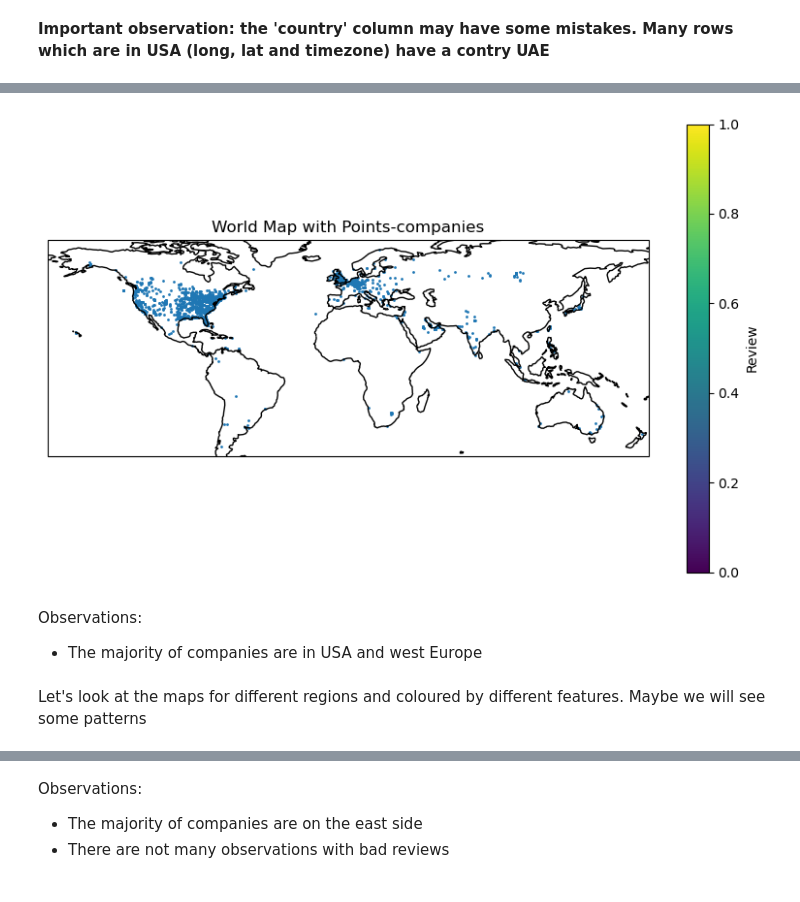
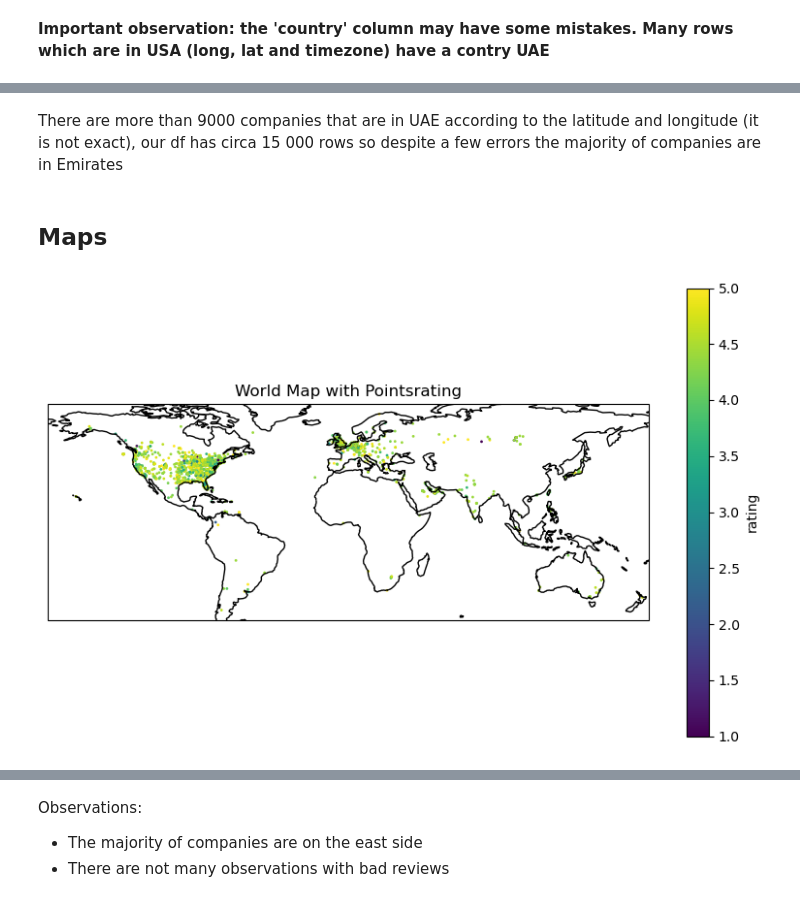
Before and after one commit to katarzynarogalska/LocationIntelligence-clustering, a Jupyter notebook: Location_Clustering_EDA.ipynb, the cells around one changed output, grey strips where cells are left out. Cells and saved outputs as stored; diff of their text form; code cells hidden in the pictures.

```diff
--- a/Location_Clustering_EDA.ipynb
+++ b/Location_Clustering_EDA.ipynb
@@ -145,21 +202,21 @@ d1[d1['country']=='United Arab Emirates']
+# %% [markdown]
+There are more than 9000 companies that are in UAE according to the latitude and longitude (it is not exact), our df has circa 15 000 rows so despite a few errors the majority of companies are in Emirates
+# %% [markdown]
+## Maps
 # %%
-plt.figure(figsize=(10, 6))
-ax = plt.axes(projection=ccrs.PlateCarree())
+def plot_world(color_column):
+    plt.figure(figsize=(10, 6))
+    ax = plt.axes(projection=ccrs.PlateCarree())
 
-# Add coastlines
-ax.coastlines()
+    # Add coastlines
+    ax.coastlines()
 
-# Plot points colored by review ratings
-sc = ax.scatter(coord_df['longitude'], coord_df['latitude'], cmap='viridis', s=1, transform=ccrs.PlateCarree())
-
-# Add colorbar
-plt.colorbar(sc, label='Review')
-plt.title('World Map with Points-companies')
-plt.show()
+    # Plot points colored by review ratings
+    sc = ax.scatter(coord_df['longitude'], coord_df['latitude'],c=coord_df[f'{color_column}'], cmap='viridis', s=1, transform=ccrs.PlateCarree())
+    plt.colorbar(sc, label=f'{color_column}')
+    plt.title('World Map with Points'+f'{color_column}')
+    plt.show()
-# %% [output]
-[figure, removed]
-# %% [markdown]
-Observations:
-* The majority of companies are in USA and west Europe
-# %% [markdown]
-Let's look at the maps for different regions and coloured by different features. Maybe we will see some patterns
+# %%
+plot_world('rating')
+# %% [output]
+[figure, added]
```
Also changed, not shown: parts of 48 cells of this notebook.
